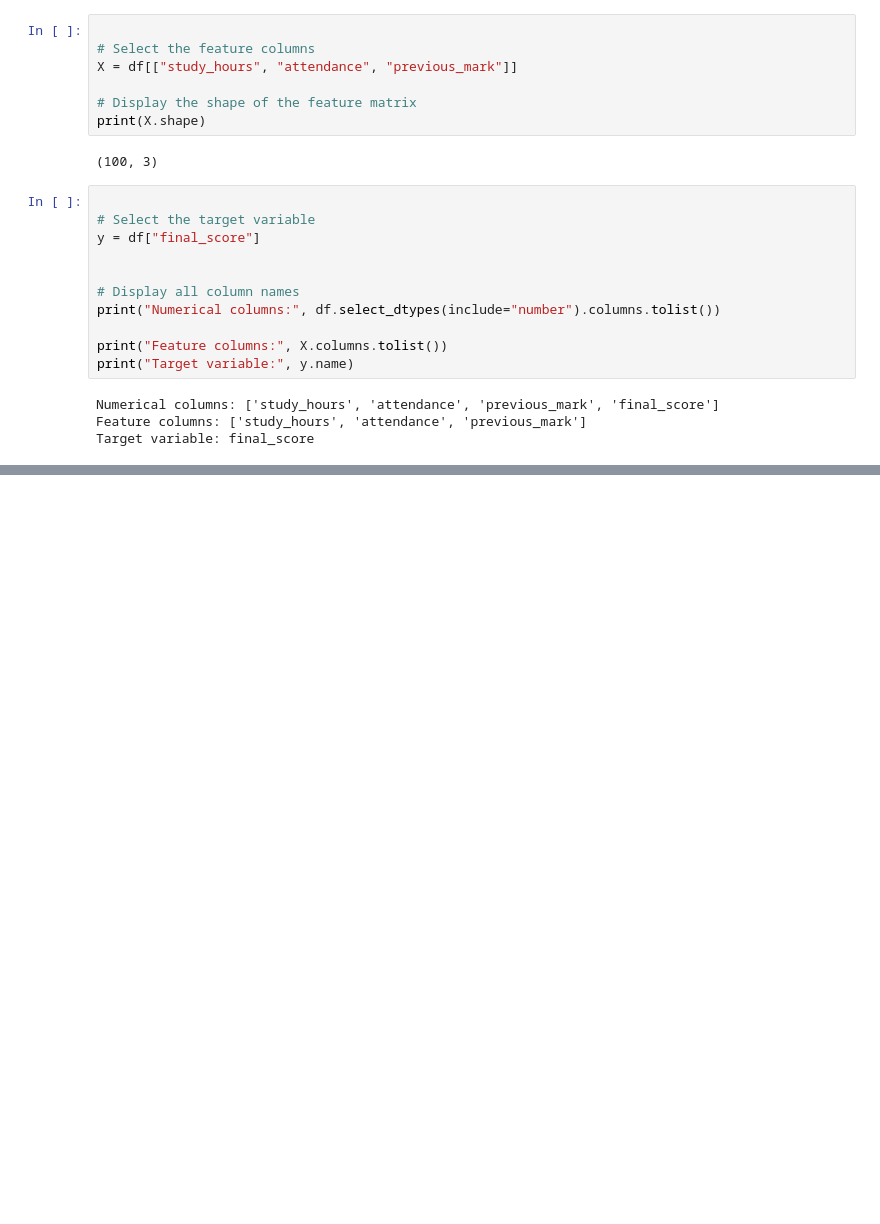
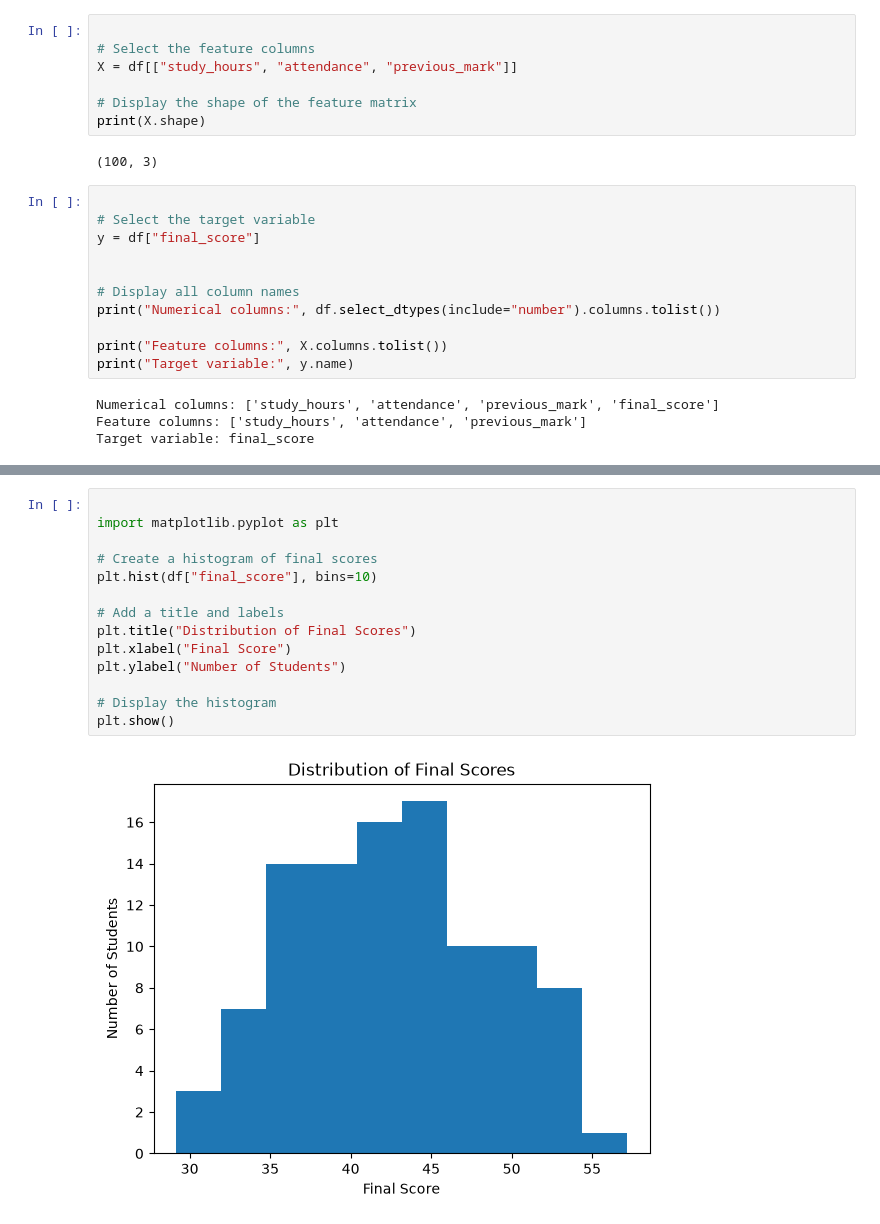
Before and after one commit to kidistm03/ml-, a Jupyter notebook: ML_Lab_1.ipynb, the cells around one changed output, grey strips where cells are left out. Cells and saved outputs as stored; diff of their text form; blank space fills up the shorter version.

Commit message:
calculate mean, median, and standard deviation for all columns Write 3 observations and Create a histogram, scatter plot

```diff
--- a/ML_Lab_1.ipynb
+++ b/ML_Lab_1.ipynb
@@ -86,0 +155,16 @@ Target variable: final_score
+# %%
+
+import matplotlib.pyplot as plt
+
+# Create a histogram of final scores
+plt.hist(df["final_score"], bins=10)
+
+# Add a title and labels
+plt.title("Distribution of Final Scores")
+plt.xlabel("Final Score")
+plt.ylabel("Number of Students")
+
+# Display the histogram
+plt.show()
+# %% [output]
+[figure, added]
```
Also changed, not shown: parts of 11 cells of this notebook.
